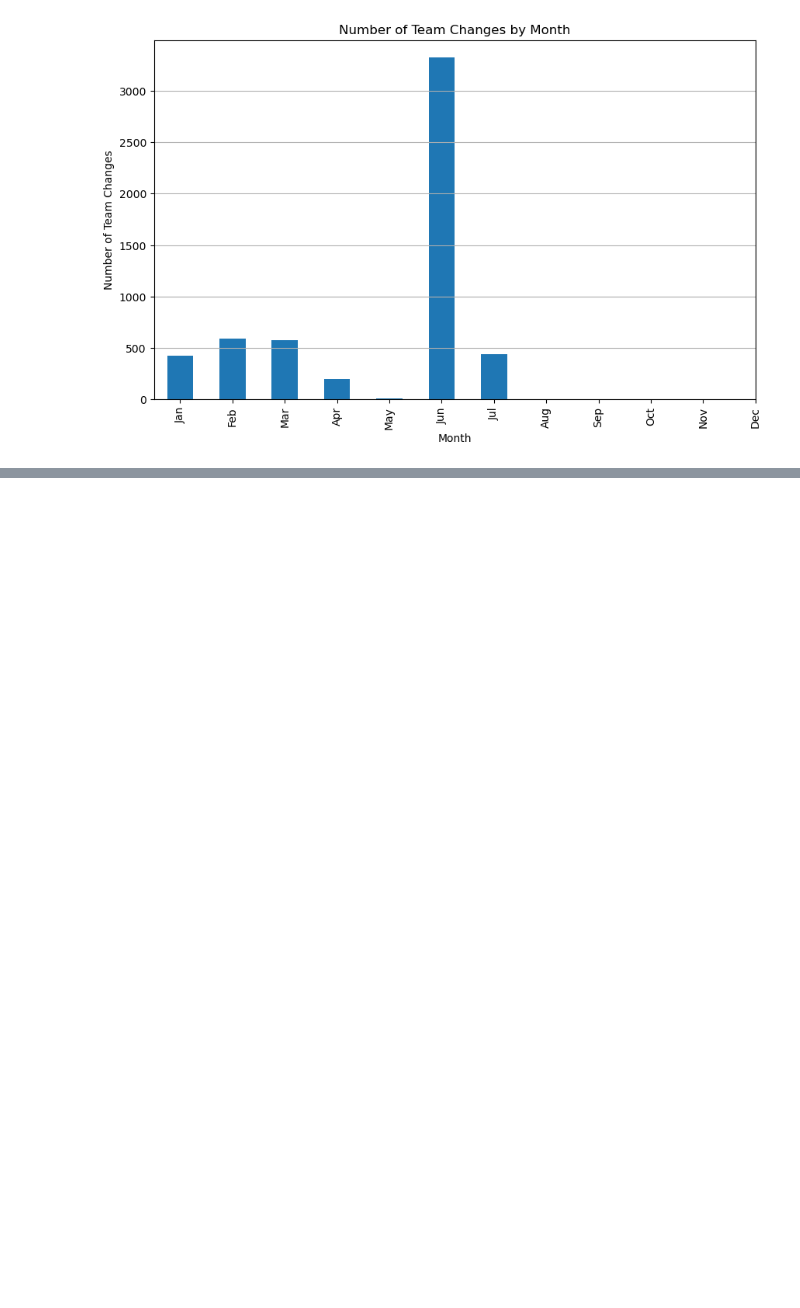
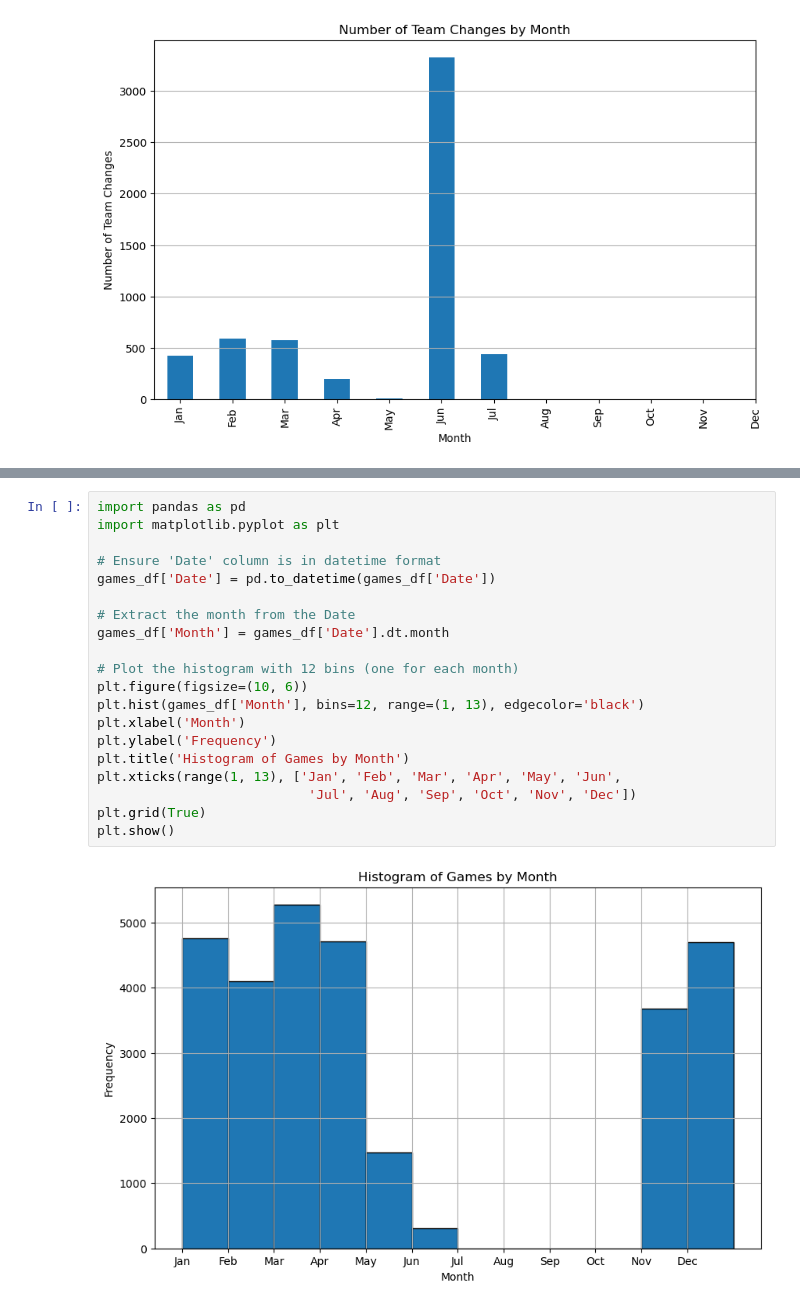
Before and after one commit to XrayT3/QQH_Outliers, a Jupyter notebook: EDA.ipynb, the cells around one changed output, grey strips where cells are left out. Saved outputs shown, nothing was run; the diff lists cells and outputs as text; blank space fills up the shorter version.

```diff
--- a/EDA.ipynb
+++ b/EDA.ipynb
@@ -471,0 +488,22 @@ plt.show()
+# %%
+import pandas as pd
+import matplotlib.pyplot as plt
+
+# Ensure 'Date' column is in datetime format
+games_df['Date'] = pd.to_datetime(games_df['Date'])
+
+# Extract the month from the Date
+games_df['Month'] = games_df['Date'].dt.month
+
+# Plot the histogram with 12 bins (one for each month)
+plt.figure(figsize=(10, 6))
+plt.hist(games_df['Month'], bins=12, range=(1, 13), edgecolor='black')
+plt.xlabel('Month')
+plt.ylabel('Frequency')
+plt.title('Histogram of Games by Month')
+plt.xticks(range(1, 13), ['Jan', 'Feb', 'Mar', 'Apr', 'May', 'Jun',
+                           'Jul', 'Aug', 'Sep', 'Oct', 'Nov', 'Dec'])
+plt.grid(True)
+plt.show()
+# %% [output]
+[figure, added]
```
Also changed, not shown: parts of 3 cells of this notebook, 4 other files.
